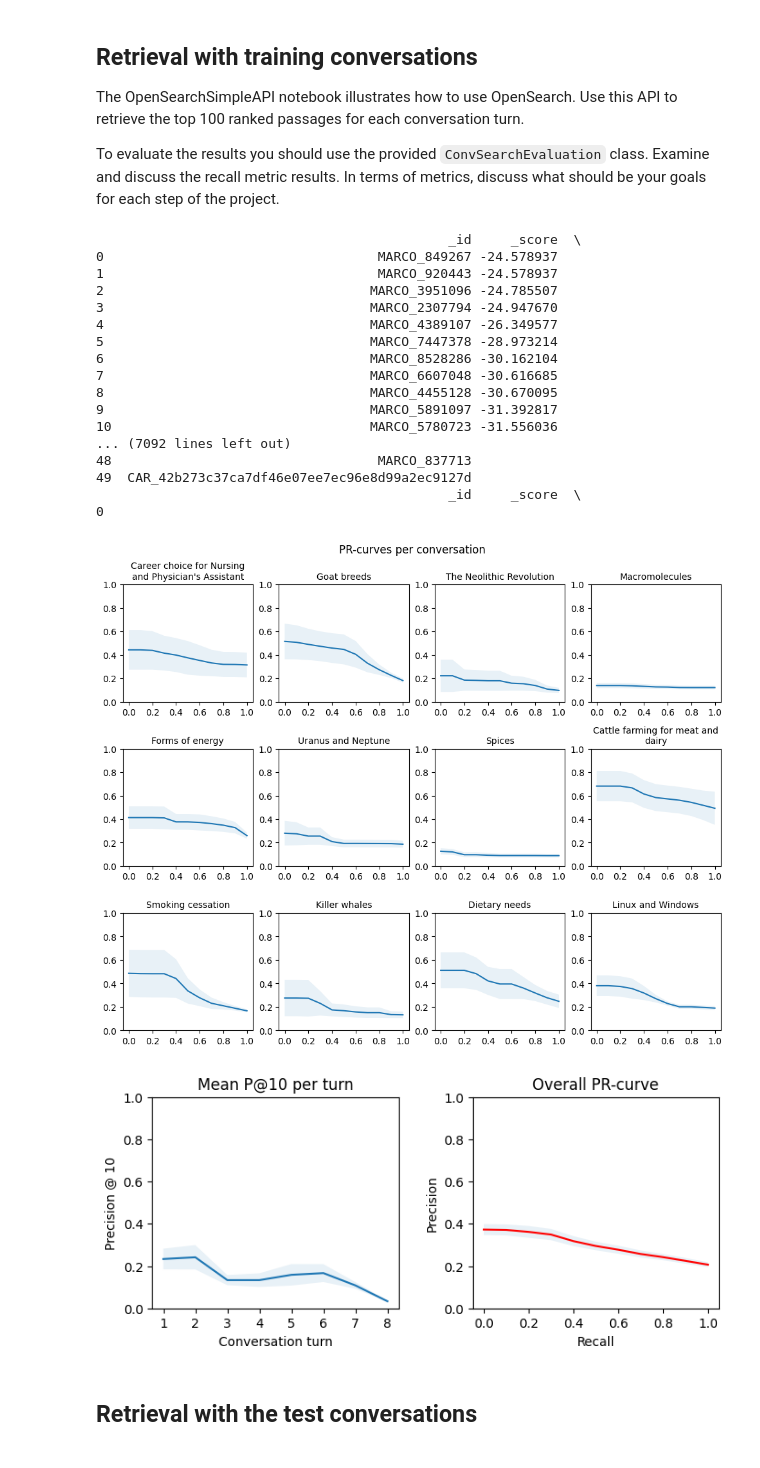
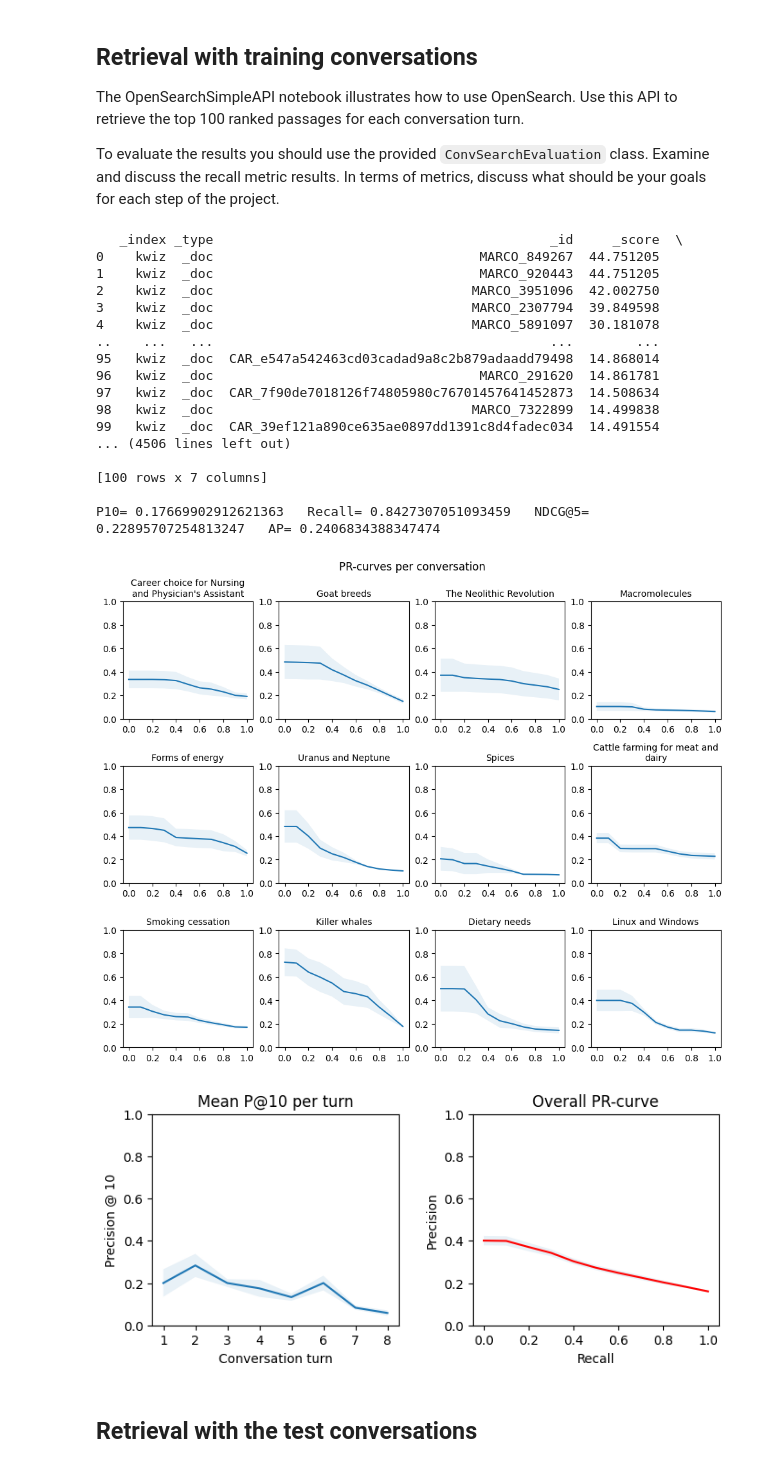
Before and after one commit to RGrave22/RI-Project, a Jupyter notebook: 1st Stage/NLPSearch-phase1/CS-RAG Evaluation.ipynb, the cells around one changed output. Saved outputs shown, nothing was run; the diff lists cells and outputs as text; code cells hidden in the pictures.

```diff
--- a/1st Stage/NLPSearch-phase1/CS-RAG Evaluation.ipynb
+++ b/1st Stage/NLPSearch-phase1/CS-RAG Evaluation.ipynb
@@ -255,10 +255,10 @@ for topic in conv_topics:
         # result = opensearch.search_body(query=utterance, numDocs = 100)
 
         #Conversation History
-        # result = rwh.rankWithHistory(topic= topic, turn = turn, opensearch = opensearch)
+        result = rwh.rankWithHistory(topic= topic, turn = turn, opensearch = opensearch)
 
         #LMD
-        result = rr.reRank(topic=utterance,opensearch=opensearch)
+        # result = rr.reRank(topic=utterance,opensearch=opensearch)
         print(result)
 
 
@@ -312,52 +312,52 @@ _ndcg5 = _ndcg5/_nturns
 _ap = _ap/_nturns
 
 fig_2 = plt.figure(2, figsize= [8,3])
 fig_2.subplots_adjust(wspace = 0.3)
 
 mean_p10_per_turn = np.mean(_p10_acc,axis = 0)
 var_p10_per_turn = np.var(_p10_acc,axis = 0)
 ax1 = fig_2.add_subplot(1,2,1)
 ax1.plot(np.arange(1,9), mean_p10_per_turn[0:8])
 ax1.set_xticks(np.arange(1,9))
 ax1.fill_between(np.arange(1,9), mean_p10_per_turn[0:8]-var_p10_per_turn[0:8], mean_p10_per_turn[0:8]+var_p10_per_turn[0:8], alpha = 0.1)
 ax1.set_ylim([0.0,1.0])
 ax1.set_xlabel("Conversation turn")
 ax1.set_ylabel("Precision @ 10")
 ax1.set_title("Mean P@10 per turn")
 
 ax2 = fig_2.add_subplot(1,2,2)
 full_mean_prec_rec = np.asarray(_full_mean_prec_rec ).mean(axis=0)
 full_var_prec_rec = np.asarray(_full_mean_prec_rec ).var(axis=0)
 ax2.plot(recall_11point, full_mean_prec_rec, color='red')
 ax2.fill_between(recall_11point, full_mean_prec_rec - full_var_prec_rec, full_mean_prec_rec + full_var_prec_rec, alpha = 0.1)
 ax2.set_ylim([0.0,1.0])
 ax2.set_xlabel("Recall")
 ax2.set_ylabel("Precision")
 ax2.set_title("Overall PR-curve")
 
 print()
 print('P10=', _p10, '  Recall=', _recall, '  NDCG@5=', _ndcg5, '  AP=', _ap)
 print()
 # %% [output]
-                                             _id     _score  \
-0                                   MARCO_849267 -24.578937
-1                                   MARCO_920443 -24.578937
-2                                  MARCO_3951096 -24.785507
-3                                  MARCO_2307794 -24.947670
-4                                  MARCO_4389107 -26.349577
-5                                  MARCO_7447378 -28.973214
-6                                  MARCO_8528286 -30.162104
-7                                  MARCO_6607048 -30.616685
-8                                  MARCO_4455128 -30.670095
-9                                  MARCO_5891097 -31.392817
-10                                 MARCO_5780723 -31.556036
-... (7092 lines left out)
-48                                  MARCO_837713
-49  CAR_42b273c37ca7df46e07ee7ec96e8d99a2ec9127d
-                                             _id     _score  \
-0
+   _index _type                                           _id     _score  \
+0    kwiz  _doc                                  MARCO_849267  44.751205
+1    kwiz  _doc                                  MARCO_920443  44.751205
+2    kwiz  _doc                                 MARCO_3951096  42.002750
+3    kwiz  _doc                                 MARCO_2307794  39.849598
+4    kwiz  _doc                                 MARCO_5891097  30.181078
+..    ...   ...                                           ...        ...
+95   kwiz  _doc  CAR_e547a542463cd03cadad9a8c2b879adaadd79498  14.868014
+96   kwiz  _doc                                  MARCO_291620  14.861781
+97   kwiz  _doc  CAR_7f90de7018126f74805980c76701457641452873  14.508634
+98   kwiz  _doc                                 MARCO_7322899  14.499838
+99   kwiz  _doc  CAR_39ef121a890ce635ae0897dd1391c8d4fadec034  14.491554
+... (4506 lines left out)
+
+[100 rows x 7 columns]
+
+P10= 0.17669902912621363   Recall= 0.8427307051093459   NDCG@5= 0.22895707254813247   AP= 0.2406834388347474
-[figure, old version]
+[figure, new version]
-[figure, old version]
+[figure, new version]
 # %% [markdown]
 ## Retrieval with the test conversations
 # %%
```
Also changed, not shown: parts of 1 cell of this notebook, 2 other files.
